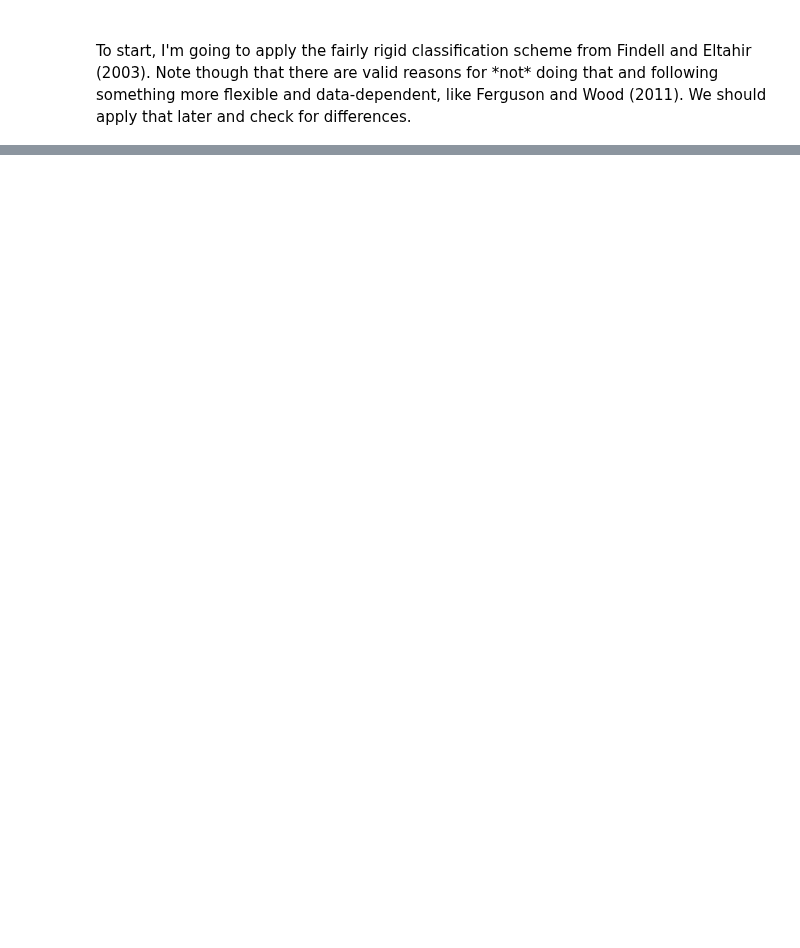
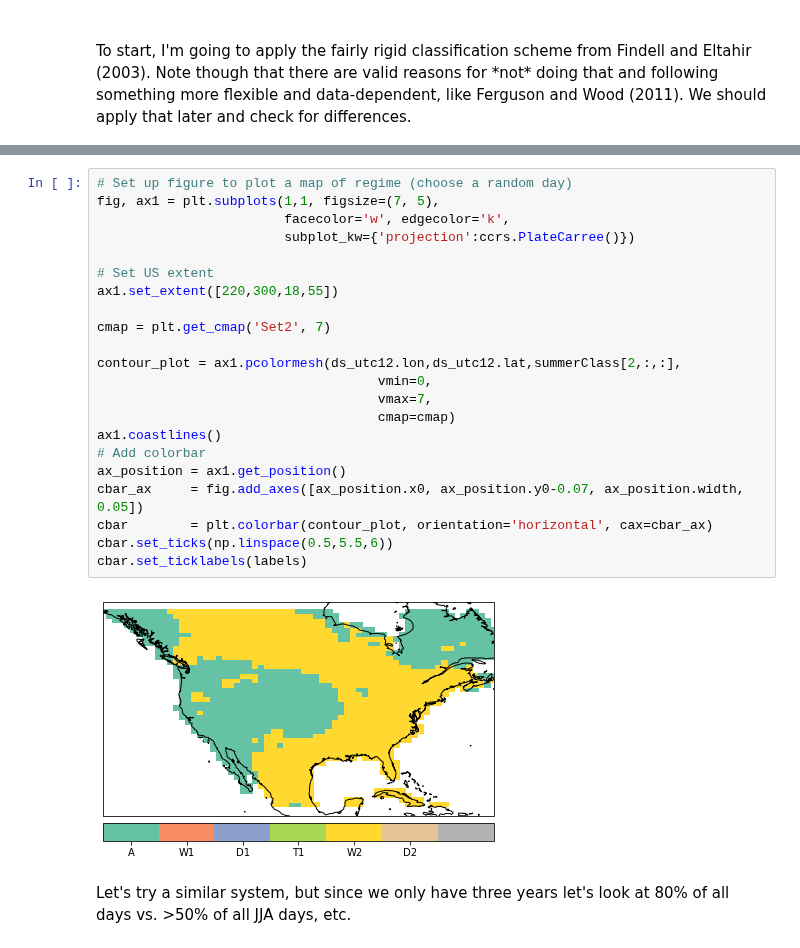
Before and after one commit to megandevlan/Coupling_CAM6CLM5, a Jupyter notebook: CTP-HI_low_CONUS.ipynb, the cells around one changed output, grey strips where cells are left out. Drawn from its saved outputs; the diff is of its cells as text; blank space fills up the shorter version.

```diff
--- a/CTP-HI_low_CONUS.ipynb
+++ b/CTP-HI_low_CONUS.ipynb
@@ -315,0 +411,26 @@ ModuleNotFoundError: No module named 'regionmask'
+# %%
+# Set up figure to plot a map of regime (choose a random day)
+fig, ax1 = plt.subplots(1,1, figsize=(7, 5),
+                        facecolor='w', edgecolor='k',
+                        subplot_kw={'projection':ccrs.PlateCarree()})
+
+# Set US extent
+ax1.set_extent([220,300,18,55])
+
+cmap = plt.get_cmap('Set2', 7)
+
+contour_plot = ax1.pcolormesh(ds_utc12.lon,ds_utc12.lat,summerClass[2,:,:],
+                                    vmin=0,
+                                    vmax=7,
+                                    cmap=cmap)
+ax1.coastlines()
+# Add colorbar
+ax_position = ax1.get_position()
+cbar_ax     = fig.add_axes([ax_position.x0, ax_position.y0-0.07, ax_position.width, 0.05])
+cbar        = plt.colorbar(contour_plot, orientation='horizontal', cax=cbar_ax)
+cbar.set_ticks(np.linspace(0.5,5.5,6))
+cbar.set_ticklabels(labels)
+# %% [output]
+[figure, added]
+# %% [markdown]
+Let's try a similar system, but since we only have three years let's look at 80% of all days vs. >50% of all JJA days, etc.
```
Also changed, not shown: parts of 18 cells of this notebook.
